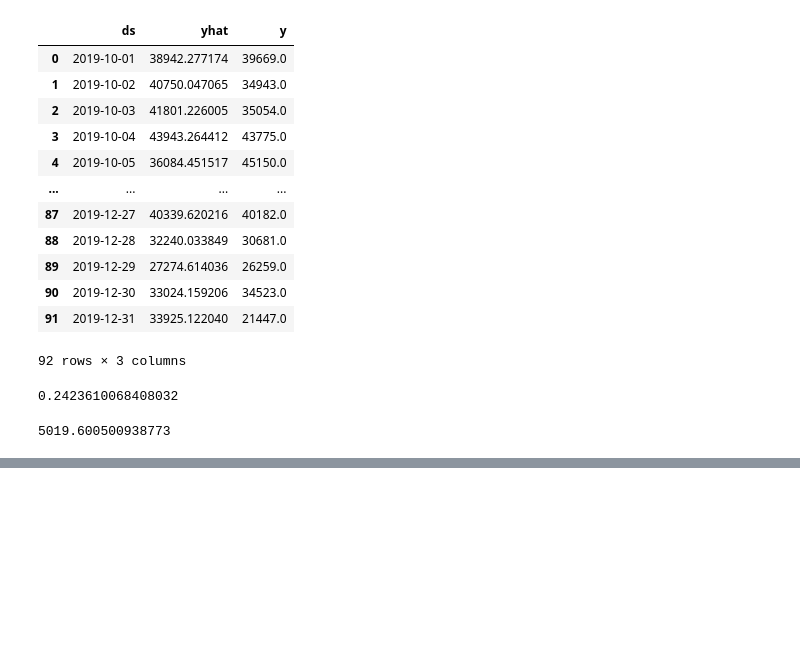
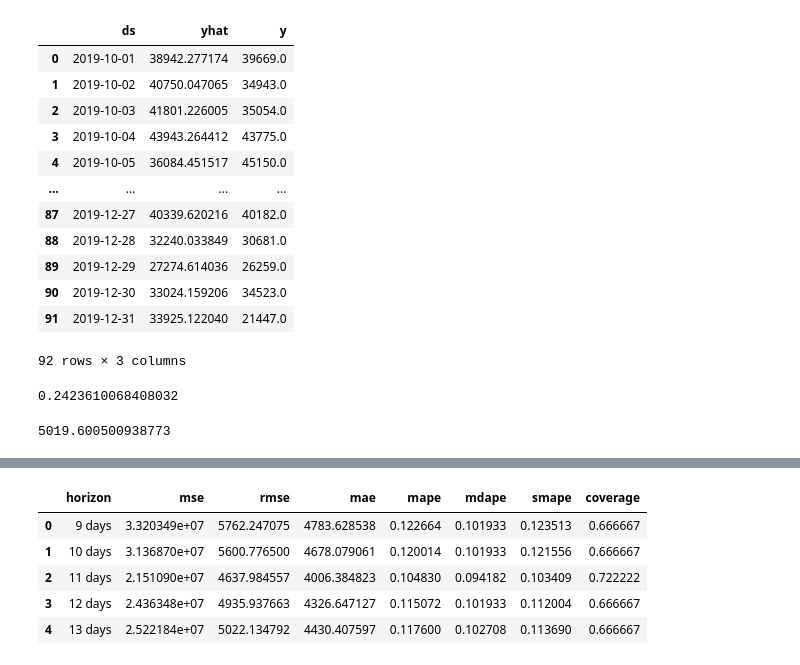
Before and after one commit to NachoRam123/Proyecto-3, a Jupyter notebook: DS_Proyecto_03_ST_RamellaIgnacio.ipynb, the cells around one changed output, grey strips where cells are left out. Drawn from its saved outputs; the diff is of its cells as text; code cells hidden in the pictures; blank space fills up the shorter version.

```diff
--- a/DS_Proyecto_03_ST_RamellaIgnacio.ipynb
+++ b/DS_Proyecto_03_ST_RamellaIgnacio.ipynb
@@ -787,0 +851,11 @@ Metricas
+# %%
+from prophet.diagnostics import performance_metrics
+df_p = performance_metrics(df_cv)
+df_p.head()
+# %% [output]
+|  | horizon | mse | rmse | mae | mape | mdape | smape | coverage |
+| 0 | 9 days | 3.320349e+07 | 5762.247075 | 4783.628538 | 0.122664 | 0.101933 | 0.123513 | 0.666667 |
+| 1 | 10 days | 3.136870e+07 | 5600.776500 | 4678.079061 | 0.120014 | 0.101933 | 0.121556 | 0.666667 |
+| 2 | 11 days | 2.151090e+07 | 4637.984557 | 4006.384823 | 0.104830 | 0.094182 | 0.103409 | 0.722222 |
+| 3 | 12 days | 2.436348e+07 | 4935.937663 | 4326.647127 | 0.115072 | 0.101933 | 0.112004 | 0.666667 |
+| 4 | 13 days | 2.522184e+07 | 5022.134792 | 4430.407597 | 0.117600 | 0.102708 | 0.113690 | 0.666667 |
```
Also changed, not shown: parts of 19 cells of this notebook.
